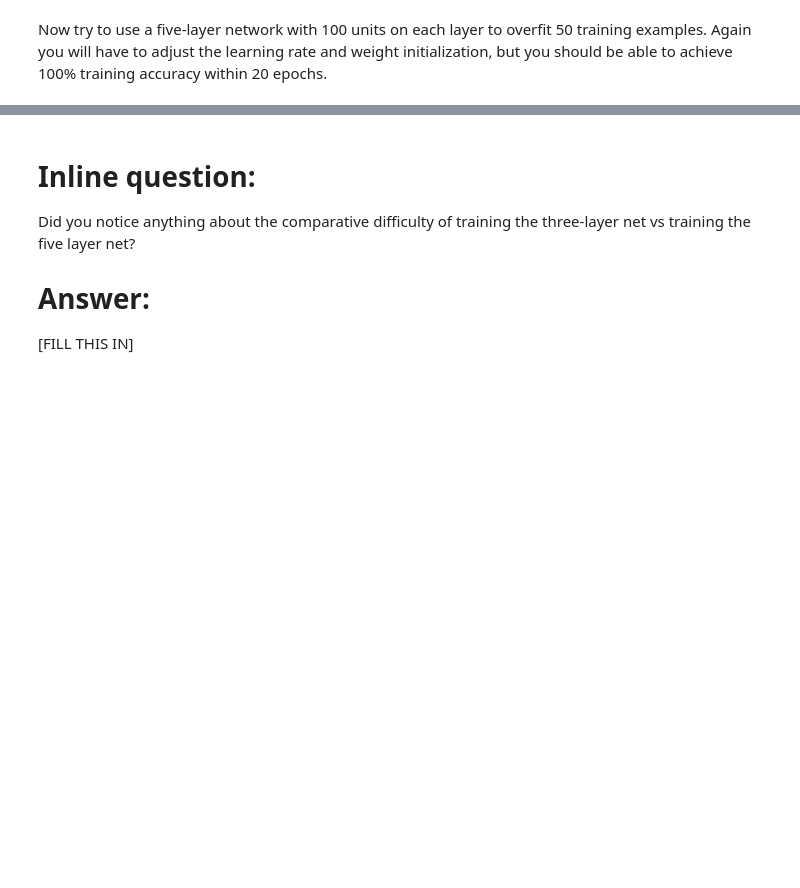
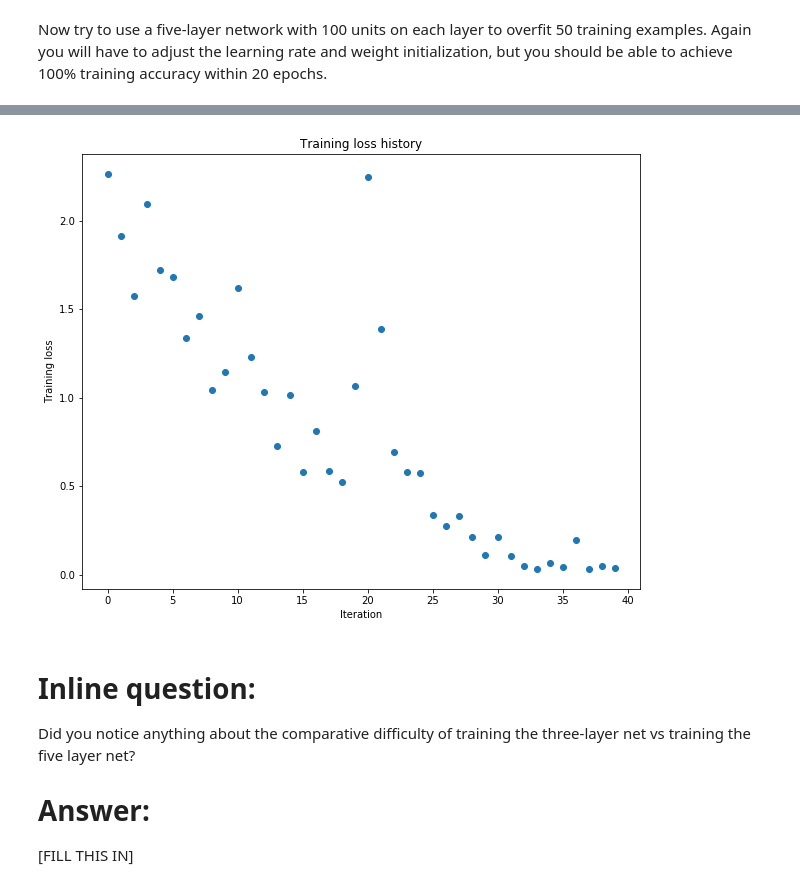
Before and after one commit to Lotass/cs231n, a Jupyter notebook: assignment2/FullyConnectedNets.ipynb, the cells around one changed output, grey strips where cells are left out. Drawn from its saved outputs; the diff is of its cells as text; code cells hidden in the pictures; blank space fills up the shorter version.

```diff
--- a/assignment2/FullyConnectedNets.ipynb
+++ b/assignment2/FullyConnectedNets.ipynb
@@ -450,8 +484,9 @@ small_data = {
   'y_val': data['y_val'],
 }
 
-learning_rate = 1e-3
-weight_scale = 1e-5
+learning_rate = 0.021
+weight_scale = 0.036
+
 model = FullyConnectedNet([100, 100, 100, 100],
                 weight_scale=weight_scale, dtype=np.float64)
 solver = Solver(model, small_data,
@@ -468,3 +503,4 @@ plt.title('Training loss history')
 plt.xlabel('Iteration')
 plt.ylabel('Training loss')
 plt.show()
+# %% [output]
@@ -471,3 +524,4 @@ plt.show()
+[figure, added]
 # %% [markdown]
 # Inline question:
 Did you notice anything about the comparative difficulty of training the three-layer net vs training the five layer net?
```
Also changed, not shown: parts of 3 cells of this notebook, 1 other file.
